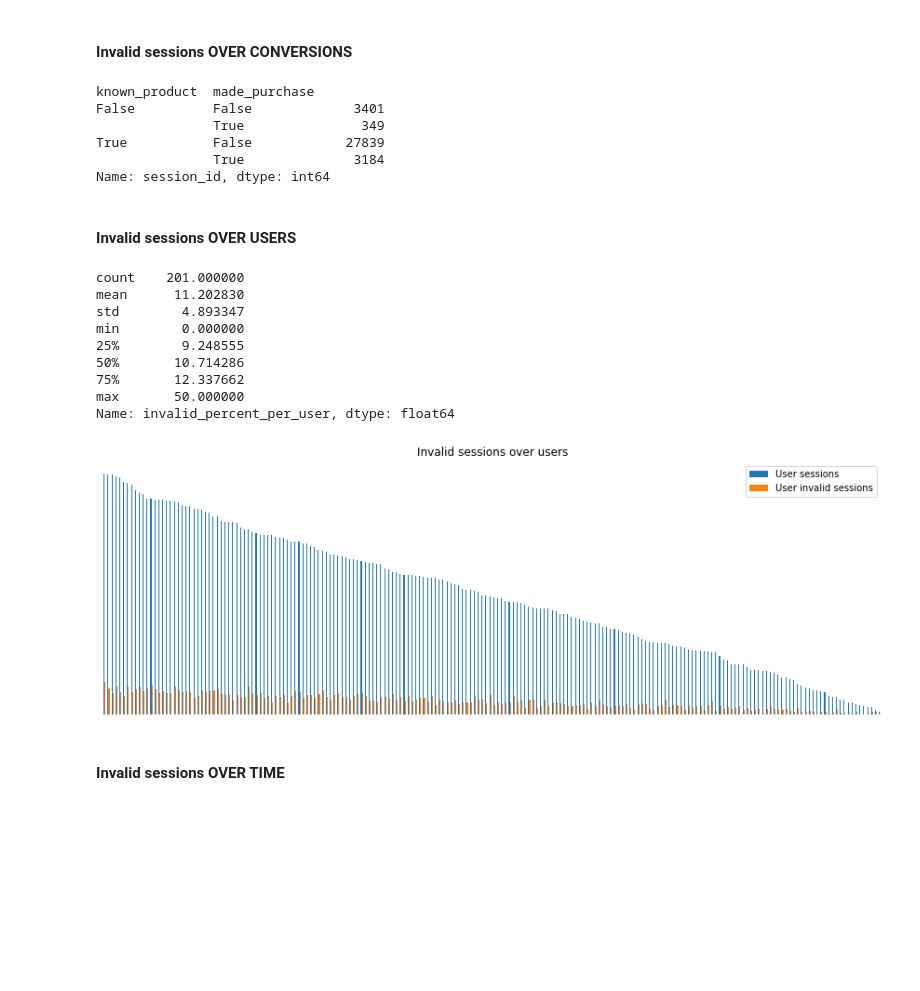
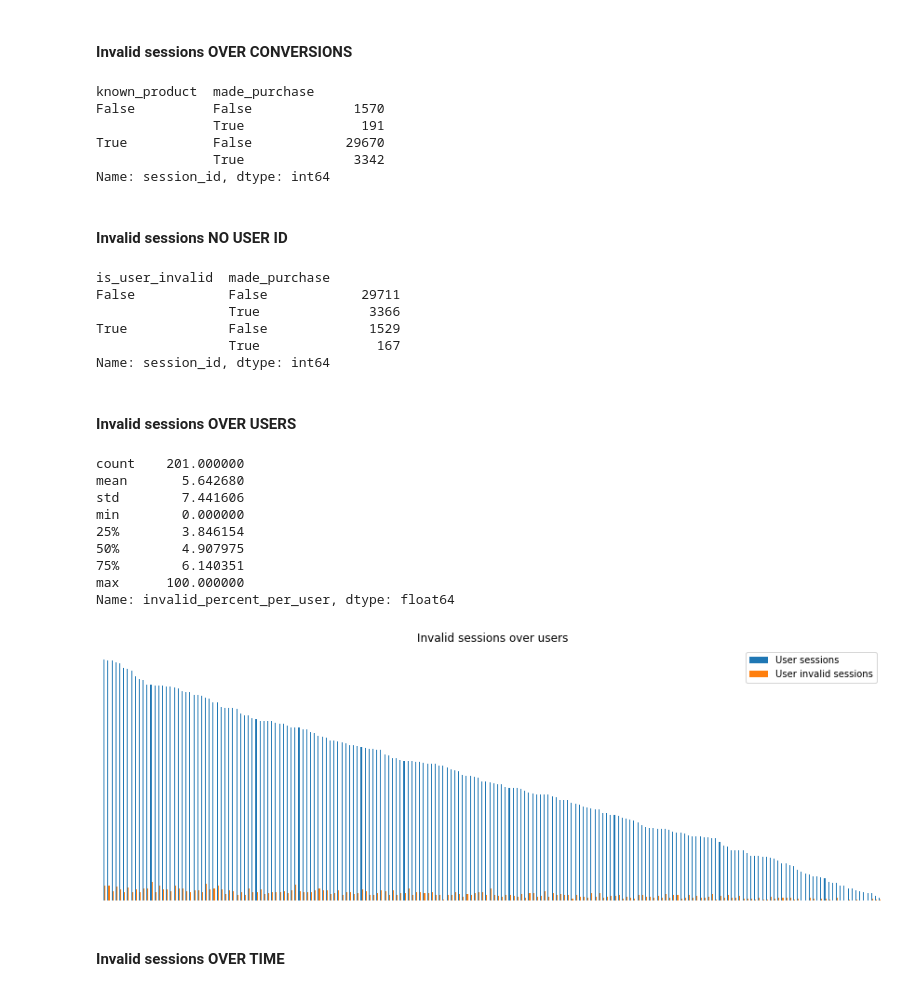
Before and after one commit to matkob/eshoppping, a Jupyter notebook: exploration.ipynb, the cells around one changed output. Cells and saved outputs as stored; diff of their text form; code cells hidden in the pictures; blank space fills up the shorter version.

```diff
--- a/exploration.ipynb
+++ b/exploration.ipynb
@@ -119,7 +119,9 @@ cat_df[cat_df['invalid_percent'] > 0].sort_values(by='Invalid products', ascendi
 | Komputery;Drukarki i skanery;Biur... | 9 | 1.0 | 11.1 |
 # %%
 # Filter invalid prices: out of range (0.01, 100 000)
-products = products[invalid_prices_filter]
-print('Removed {:.1f}% of rows (before {}, after {}).'.format(
-    100-100*len(products)/len(raw_products), len(products), len(raw_products)))
+products['is_price_invalid'] = ~invalid_prices_filter
+
+print('Detected {:.1f}% invalid rows (before {}, after {}).'.format(
+    100-100*len(products[invalid_prices_filter])/len(raw_products),
+    len(products[invalid_prices_filter]), len(raw_products)))
 # %% [output]
@@ -153,48 +155,59 @@ purchase_id                float64
 made_purchase                 bool
 dtype: object
 # %%
-invalid_session_cond = sessions['product_id'].isin(products['product_id'].unique()) & sessions['user_id'].isin(users['user_id'].unique())
+valid_session_cond = sessions['product_id'].isin(products['product_id'].unique()) & sessions['user_id'].isin(users['user_id'].unique())
 # %% [markdown]
 #### Invalid sessions OVER CONVERSIONS
 # %%
-invalid_session_cond = sessions['product_id'].isin(products['product_id'].unique())
 sessions['known_product'] = sessions['product_id'].isin(products['product_id'].unique())
 
 sessions.groupby(['known_product', 'made_purchase']).session_id.count()
 # %% [output]
 known_product  made_purchase
-False          False             3401
-               True               349
-True           False            27839
-               True              3184
+False          False             1570
+               True               191
+True           False            29670
+               True              3342
 Name: session_id, dtype: int64
+# %% [markdown]
+#### Invalid sessions NO USER ID
+# %%
+sessions['is_user_invalid'] = ~sessions.apply(lambda row: row['user_id'] in users['user_id'].unique(), axis=1)
+sessions.groupby(['is_user_invalid', 'made_purchase']).session_id.count()
+# %% [output]
+is_user_invalid  made_purchase
+False            False            29711
+                 True              3366
+True             False             1529
+                 True               167
+Name: session_id, dtype: int64
 # %% [markdown]
 #### Invalid sessions OVER USERS
 # %%
 plt = pd.concat([
     sessions['user_id'].value_counts().rename('User sessions'),
-    sessions[~invalid_session_cond]['user_id'].value_counts().rename('User invalid sessions')
+    sessions[~valid_session_cond]['user_id'].value_counts().rename('User invalid sessions')
           ], axis=1).fillna(value=0).sort_values(by='User sessions', ascending=False)\
     .plot(kind='bar', title='Invalid sessions over users', figsize=(15,5), xticks=None).axis('off')
 
 
 df = pd.concat([
     sessions['user_id'].value_counts(dropna=False).rename('User sessions'),
-    sessions[~invalid_session_cond]['user_id'].value_counts(dropna=False).rename('User invalid sessions')
+    sessions[~valid_session_cond]['user_id'].value_counts(dropna=False).rename('User invalid sessions')
           ], axis=1).fillna(value=0).sort_values(by='User sessions', ascending=False)
 df['invalid_percent_per_user'] = df.apply(lambda r: 100*r['User invalid sessions']/r['User sessions'], axis=1)
 df['invalid_percent_per_user'].describe()
 # %% [output]
 count    201.000000
-mean      11.202830
-std        4.893347
+mean       5.642680
+std        7.441606
 min        0.000000
-25%        9.248555
-50%       10.714286
-75%       12.337662
-max       50.000000
+25%        3.846154
+50%        4.907975
+75%        6.140351
+max      100.000000
 Name: invalid_percent_per_user, dtype: float64
-[figure, old version]
+[figure, new version]
 # %% [markdown]
 #### Invalid sessions OVER TIME
 # %%
```
Also changed, not shown: parts of 17 cells of this notebook.
